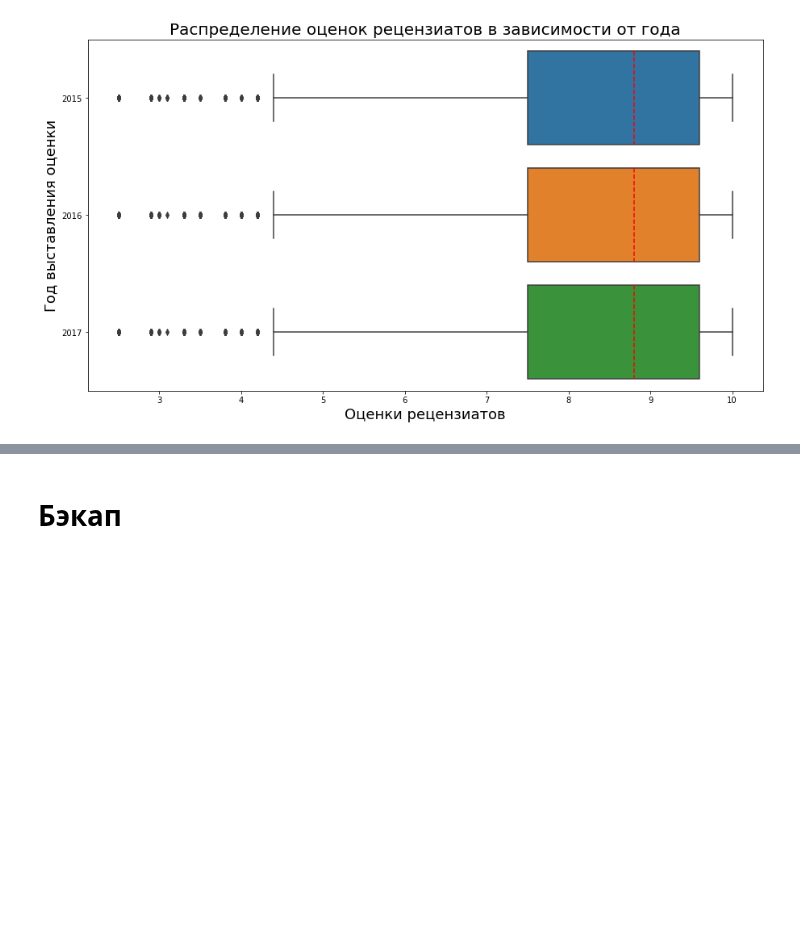
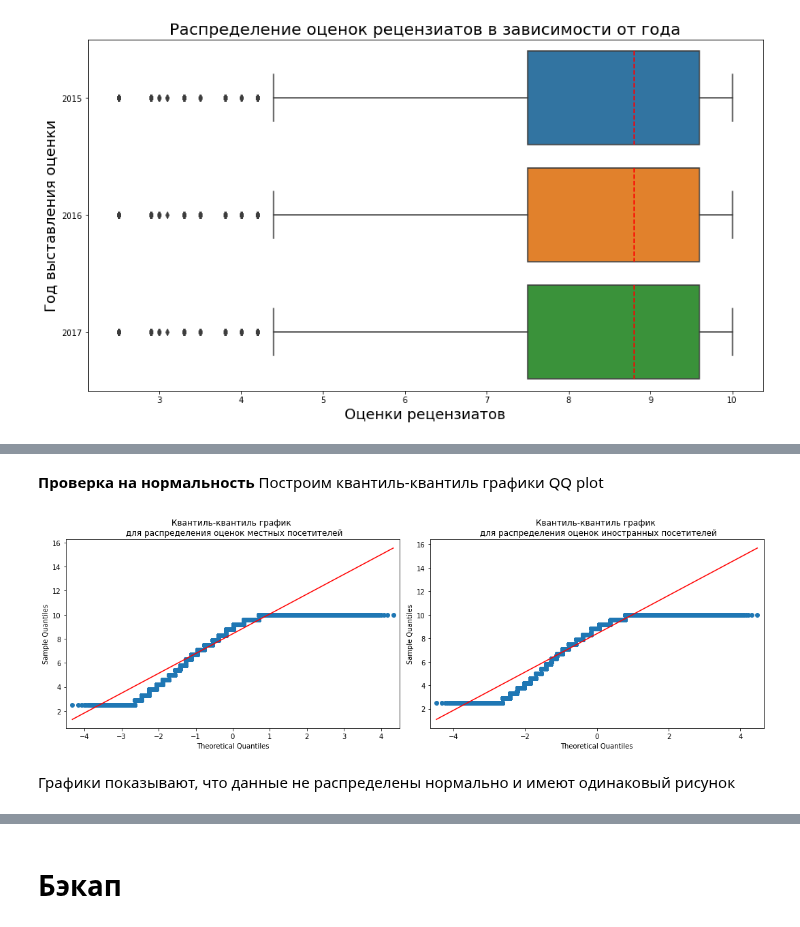
Before and after one commit to DmitriySky47/sf_data_science, a Jupyter notebook: Skillfactory/EDA_6 Kaggle Hotels/predicting-the-rating-of-hotels-on-booking.ipynb, the cells around one changed output, grey strips where cells are left out. Drawn from its saved outputs; the diff is of its cells as text; code cells hidden in the pictures; blank space fills up the shorter version.

```diff
--- a/Skillfactory/EDA_6 Kaggle Hotels/predicting-the-rating-of-hotels-on-booking.ipynb
+++ b/Skillfactory/EDA_6 Kaggle Hotels/predicting-the-rating-of-hotels-on-booking.ipynb
@@ -1245,0 +1358,20 @@ df_rev_year_2016.head()
+# %% [markdown]
+**Проверка на нормальность**
+Построим квантиль-квантиль графики QQ plot
+# %%
+# задаём параметры квантиль-квантиль графика
+fig, (ax1, ax2) = plt.subplots(ncols=2, figsize=(15, 5))
+
+sm.qqplot(loc_rev['reviewer_score'], line='s', ax=ax1)
+ax1.set_title('Квантиль-квантиль график \n для распределения оценок местных посетителей')
+
+sm.qqplot(not_loc_rev['reviewer_score'], line='s', ax=ax2)
+ax2.set_title('Квантиль-квантиль график \n для распределения оценок иностранных посетителей')
+
+plt.tight_layout()
+# отображаем квантиль-квантиль график
+plt.show()
+# %% [output]
+[figure, added]
+# %% [markdown]
+Графики показывают, что данные не распределены нормально и имеют одинаковый рисунок
```
Also changed, not shown: parts of 56 cells of this notebook, 1 other file.
